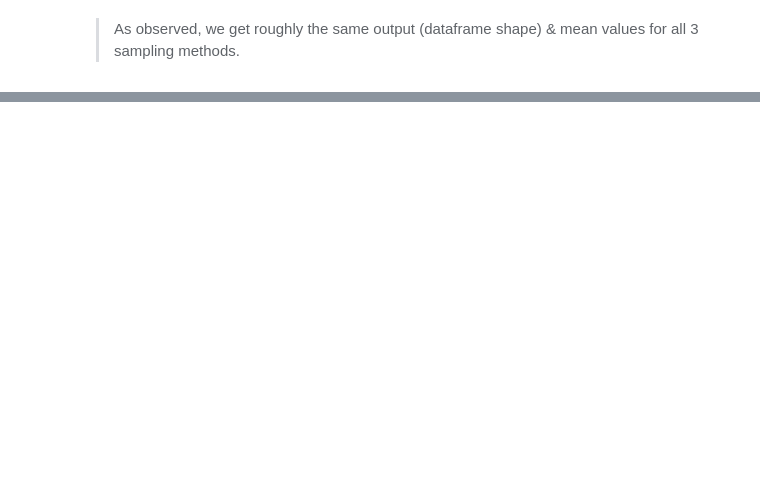
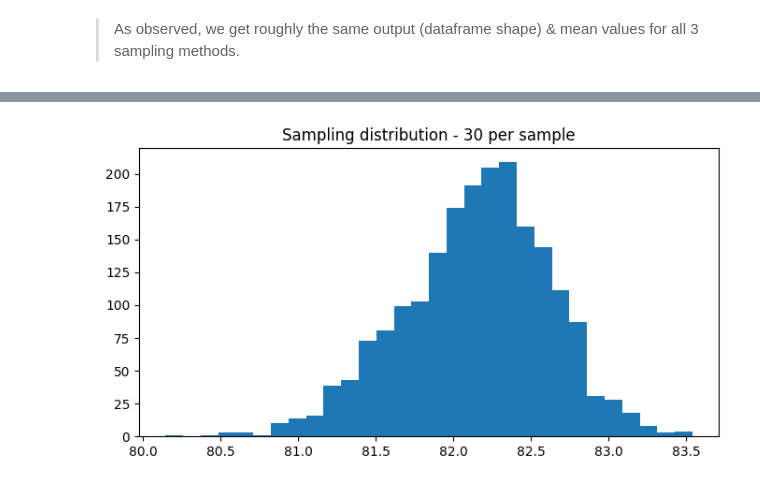
Before and after one commit to abhijeet-bhambere/python-ml-trail, a Jupyter notebook: sampling-in-python.ipynb, the cells around one changed output, grey strips where cells are left out. Saved outputs shown, nothing was run; the diff lists cells and outputs as text; code cells hidden in the pictures; blank space fills up the shorter version.

```diff
--- a/sampling-in-python.ipynb
+++ b/sampling-in-python.ipynb
@@ -474,0 +474,18 @@ np.float64(82.06018656716418)
+# %%
+mean_ratings1K = []
+# Generates a list of 1000 sample means
+def sampleGenerator(x_samples, n_values):
+    """Generate _x_ no. of of samples containing _n_values_"""
+    for i in range(x_samples):
+        mean_ratings1K.append(coffee_df.sample(n=n_values)["total_cup_points"].mean())
+    return mean_ratings1K
+# %%
+# 1K samples each containing 30 values
+mean_ratings1K = sampleGenerator(1000, 30)
+# plotting the sample means
+plt.figure(figsize=(8,4))
+plt.hist(mean_ratings1K, bins=30)
+plt.title("Sampling distribution - 30 per sample")
+plt.show()
+# %% [output]
+[figure, added]
```
Also changed, not shown: parts of 14 cells of this notebook.
